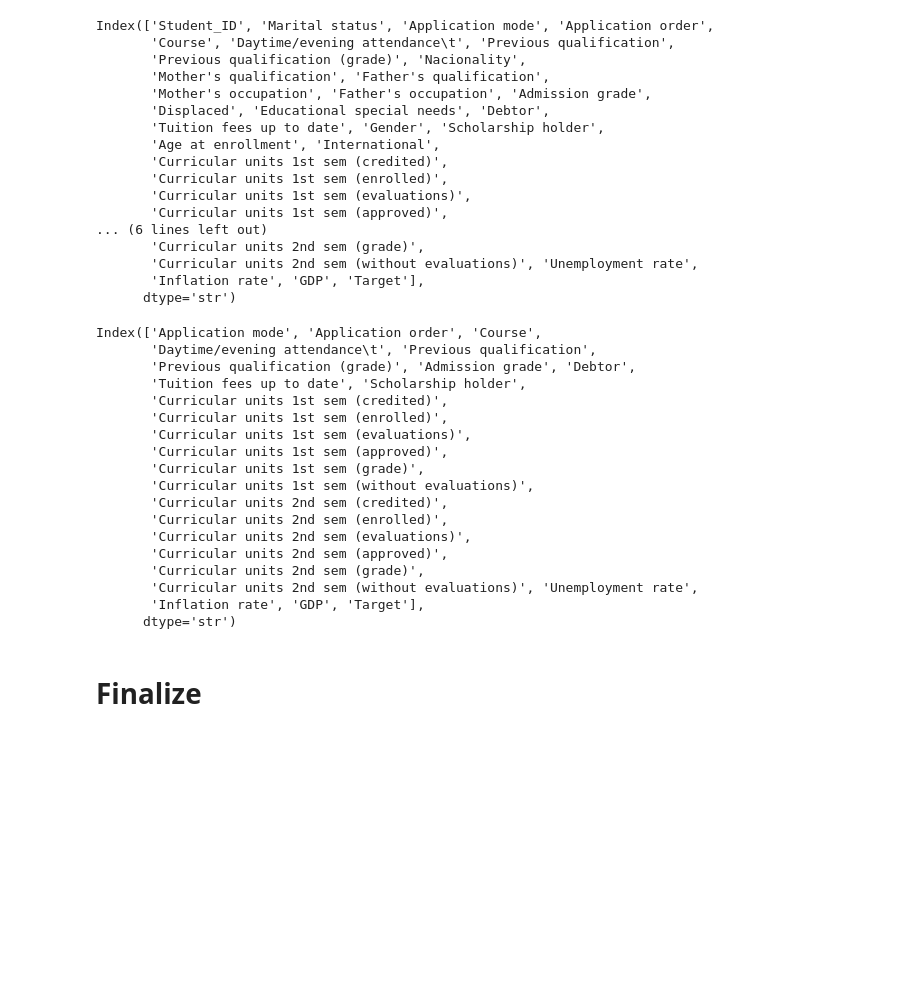
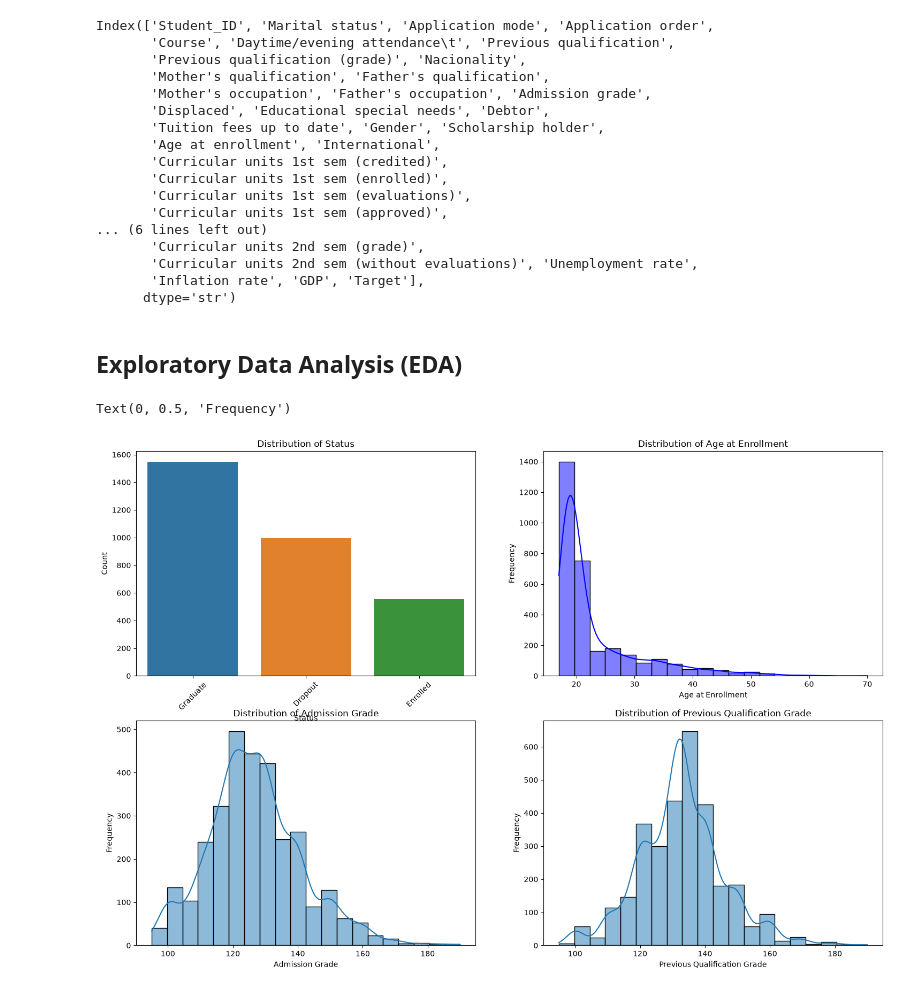
Before and after one commit to hamzhrdn/G6_AdvancedAI_Model, a Jupyter notebook: preprocessing.ipynb, the cells around one changed output. Saved outputs shown, nothing was run; the diff lists cells and outputs as text; code cells hidden in the pictures; blank space fills up the shorter version.

```diff
--- a/preprocessing.ipynb
+++ b/preprocessing.ipynb
@@ -74,3 +62,0 @@ Length: 3, dtype: str
-# %%
-target_mapping = {'Graduate':2, 'Dropout':0, 'Enrolled':1}
-train_df['Target'] = train_df['Target'].map(target_mapping)
@@ -110,29 +97,3 @@ Index(['Student_ID', 'Marital status', 'Application mode', 'Application order',
        'Curricular units 2nd sem (without evaluations)', 'Unemployment rate',
        'Inflation rate', 'GDP', 'Target'],
       dtype='str')
-# %%
-train_df = train_df.drop(columns=['Student_ID','Marital status','Nacionality',"Mother's qualification", "Father's qualification","Mother's occupation", "Father's occupation","Displaced","Educational special needs", "Gender",'Age at enrollment', 'International'])
-test_df = test_df.drop(columns=['Marital status','Nacionality',"Mother's qualification", "Father's qualification","Mother's occupation", "Father's occupation","Displaced","Educational special needs", "Gender",'Age at enrollment', 'International'])
-# %%
-train_df.columns
-# %% [output]
-Index(['Application mode', 'Application order', 'Course',
-       'Daytime/evening attendance\t', 'Previous qualification',
-       'Previous qualification (grade)', 'Admission grade', 'Debtor',
-       'Tuition fees up to date', 'Scholarship holder',
-       'Curricular units 1st sem (credited)',
-       'Curricular units 1st sem (enrolled)',
-       'Curricular units 1st sem (evaluations)',
-       'Curricular units 1st sem (approved)',
-       'Curricular units 1st sem (grade)',
-       'Curricular units 1st sem (without evaluations)',
-       'Curricular units 2nd sem (credited)',
-       'Curricular units 2nd sem (enrolled)',
-       'Curricular units 2nd sem (evaluations)',
-       'Curricular units 2nd sem (approved)',
-       'Curricular units 2nd sem (grade)',
-       'Curricular units 2nd sem (without evaluations)', 'Unemployment rate',
-       'Inflation rate', 'GDP', 'Target'],
-      dtype='str')
-# %% [markdown]
-# Finalize
@@ -140,0 +100,32 @@ from sklearn.model_selection import train_test_split
+# %% [markdown]
+## **Exploratory Data Analysis (EDA)**
+# %%
+plt.figure(figsize=(18, 12))
+
+plt.subplot(2, 2, 1)
+sns.countplot(data=train_df, x=train_df['Target'], order=train_df['Target'].value_counts().index, hue=train_df['Target'])
+plt.title('Distribution of Status')
+plt.xlabel('Status')
+plt.ylabel('Count')
+plt.xticks(rotation=45)
+
+plt.subplot(2, 2, 2)
+sns.histplot(train_df['Age at enrollment'], kde=True, bins=20, color='blue')
+plt.title('Distribution of Age at Enrollment')
+plt.xlabel('Age at Enrollment')
+plt.ylabel('Frequency')
+
+plt.subplot(2, 2, 3)
+sns.histplot(train_df['Admission grade'], kde=True, bins=20)
+plt.title('Distribution of Admission Grade')
+plt.xlabel('Admission Grade')
+plt.ylabel('Frequency')
+
+plt.subplot(2, 2, 4)
+sns.histplot(train_df['Previous qualification (grade)'], kde=True, bins=20)
+plt.title('Distribution of Previous Qualification Grade')
+plt.xlabel('Previous Qualification Grade')
+plt.ylabel('Frequency')
+# %% [output]
+Text(0, 0.5, 'Frequency')
+[figure, added]
```
Also changed, not shown: parts of 28 cells of this notebook, 17 other files.
